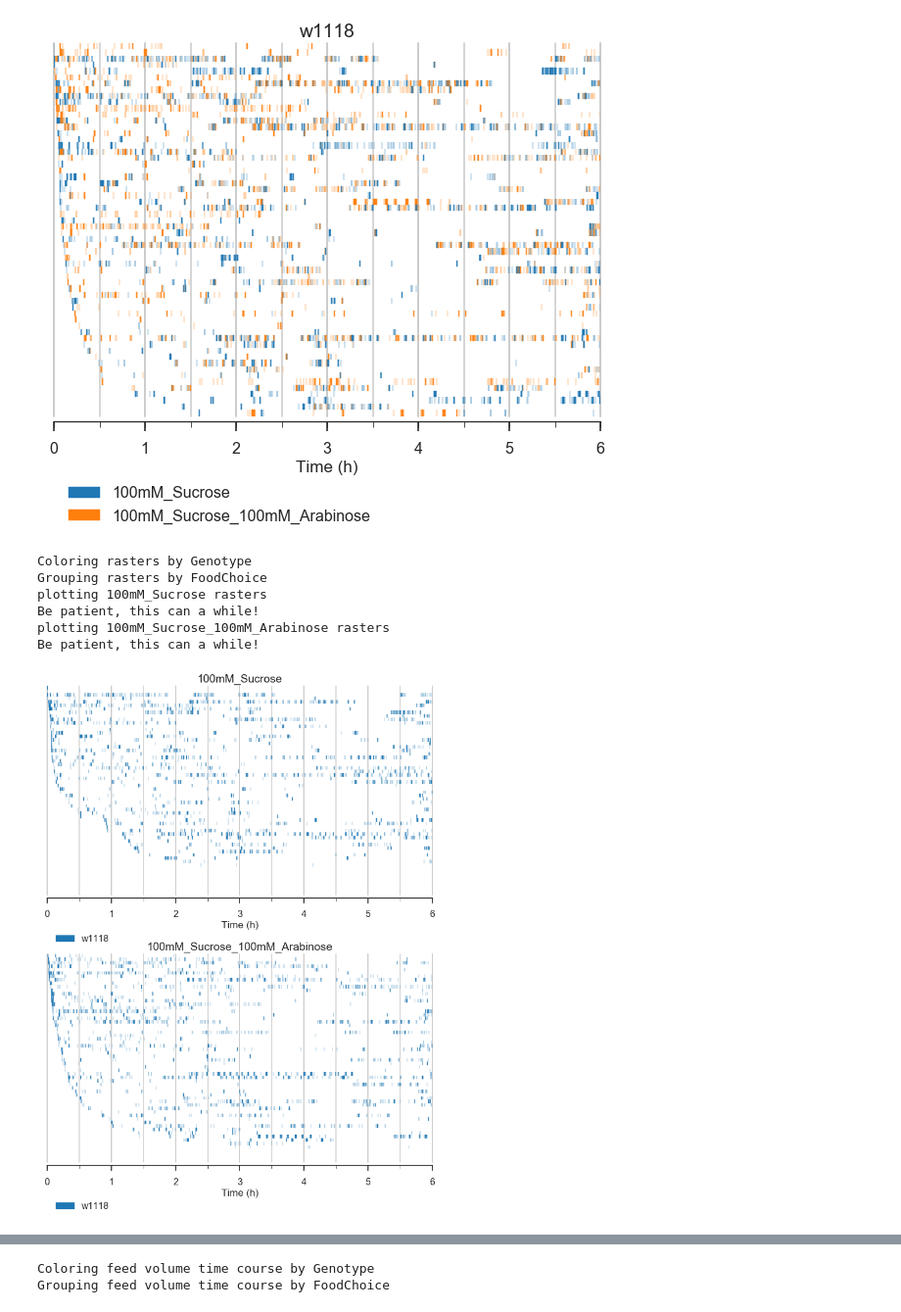
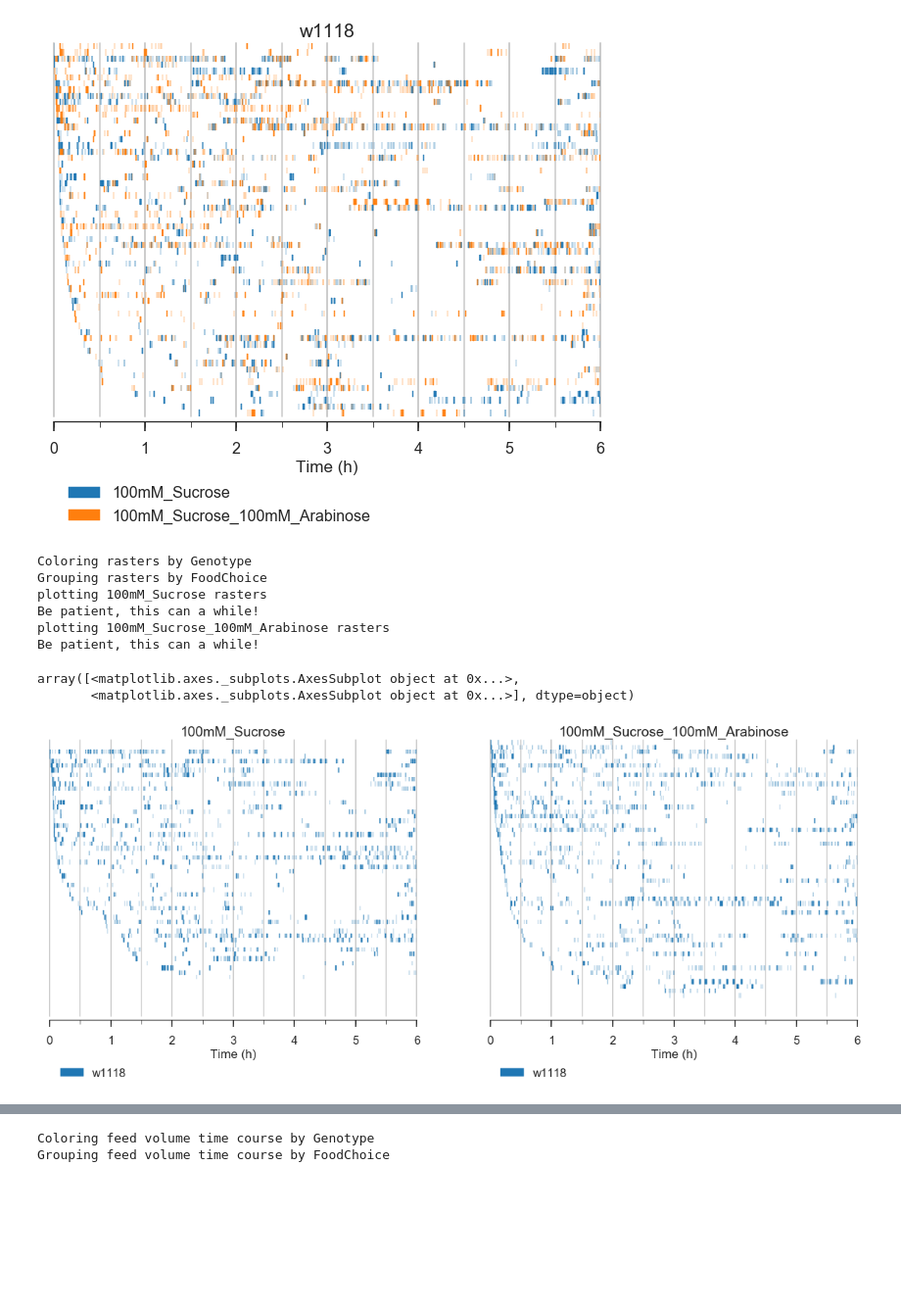
Before and after one commit to ACCLAB/espresso, a Jupyter notebook: jupyter-nb/espresso plotting module dev.ipynb, the cells around one changed output, grey strips where cells are left out. Shown at 98% size. Cells and saved outputs as stored; diff of their text form; code cells hidden in the pictures; blank space fills up the shorter version.

```diff
--- a/jupyter-nb/espresso plotting module dev.ipynb
+++ b/jupyter-nb/espresso plotting module dev.ipynb
@@ -75,17 +75,16 @@ Be patient, this can a while!
 <matplotlib.axes._subplots.AxesSubplot at 0x...>
 [figure]
 # %%
-f,ax=plt.subplots(2,figsize=(10,13))
 starved_choice.plot.rasters(group_by='FoodChoice',
-                            color_by='Genotype',
-                            ax=ax)
-f.tight_layout()
+                            color_by='Genotype')
 # %% [output]
 Coloring rasters by Genotype
 Grouping rasters by FoodChoice
 plotting 100mM_Sucrose rasters
 Be patient, this can a while!
 plotting 100mM_Sucrose_100mM_Arabinose rasters
 Be patient, this can a while!
+array([<matplotlib.axes._subplots.AxesSubplot object at 0x...>,
+       <matplotlib.axes._subplots.AxesSubplot object at 0x...>], dtype=object)
-[figure, old version]
+[figure, new version]
 # %% [markdown]
```
Also changed, not shown: parts of 5 cells of this notebook.
